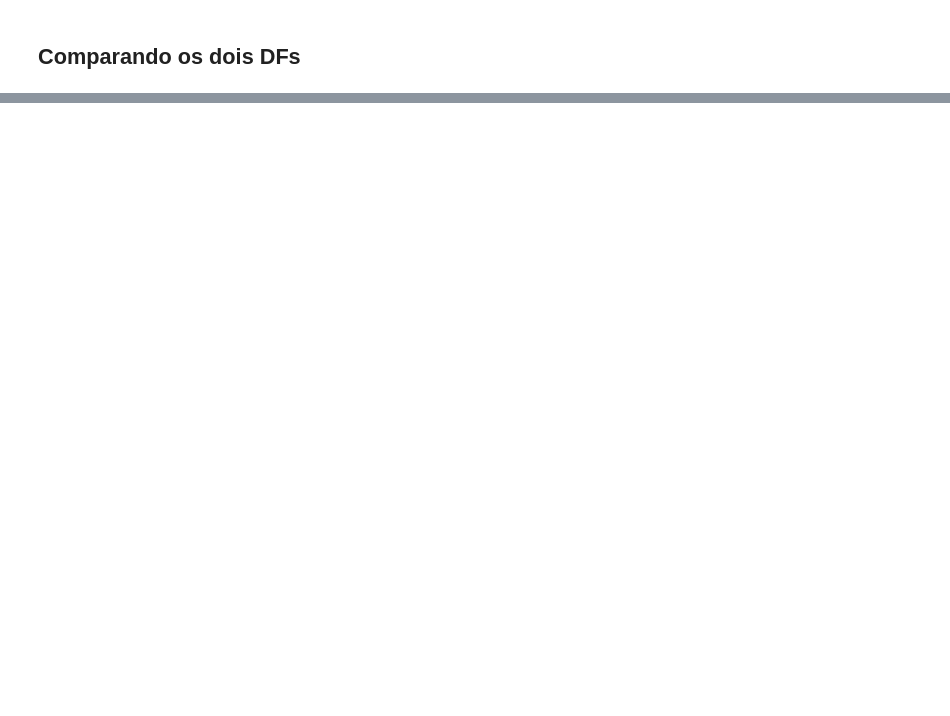
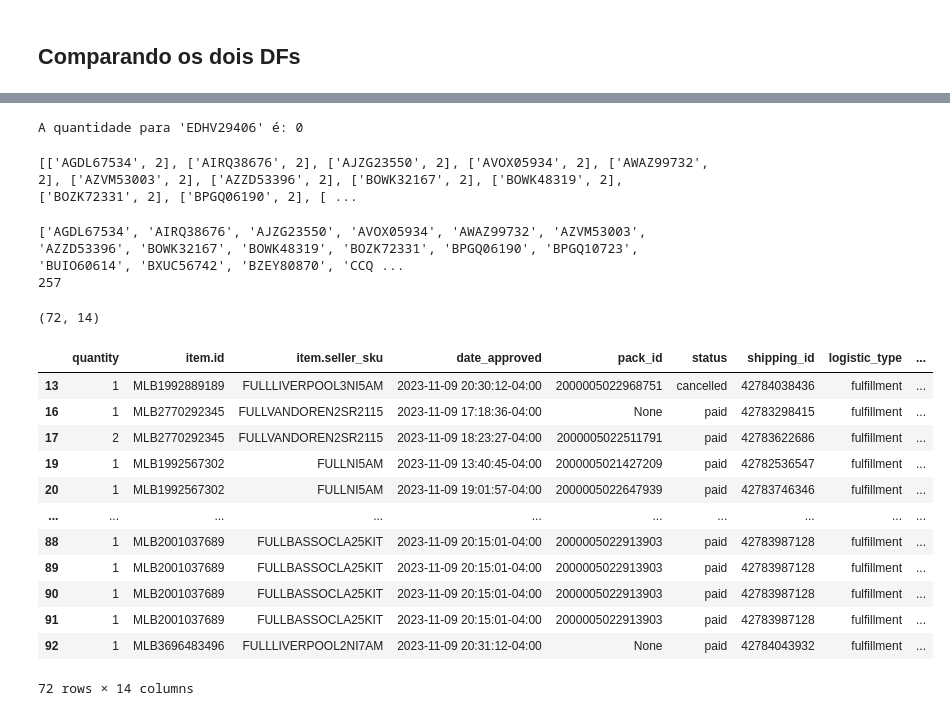
Before and after one commit to lpcoutinho/api_musical, a Jupyter notebook: Notebooks/ml_orders.ipynb, the cells around one changed output, grey strips where cells are left out. Cells and saved outputs as stored; diff of their text form; code cells hidden in the pictures; blank space fills up the shorter version.

```diff
--- a/Notebooks/ml_orders.ipynb
+++ b/Notebooks/ml_orders.ipynb
@@ -364,0 +574,7 @@ df_filtered
+# %%
+# df_filtered = df_order_res.merge(df_codes, left_on='item.seller_sku', right_on='ml_sku', how='inner')
+df_filtered = pd.merge(df_order_res, df_codes, left_on=['item.id', 'item.seller_sku'], right_on=['ml_code', 'ml_sku'], how='inner')
+
+# df_filtered = df_filtered.drop(['updated_at', 'created_at'], axis=1)
+# df_filtered = df_filtered.drop(['item.id', 'updated_at', 'created_at'], axis=1)
+df_filtered.head(3)
@@ -364,0 +741,3 @@ df_filtered
+# %%
+df_orders_f = df_filtered.copy()
+df_orders_f.info()
@@ -364,0 +762,4 @@ df_filtered
+# %%
+df_orders_f['date_approved'] = pd.to_datetime(df_orders_f['date_approved'])
+df_orders_f['data'] = df_orders_f['date_approved'].dt.date
+df_orders_f = df_orders_f.drop(['date_closed', 'created_at', 'updated_at'], axis=1)
@@ -364,0 +789,14 @@ df_filtered
+# %%
+
+def filtrar_por_periodo(df, data_inicio, data_fim):
+    return df[(df['data'] >= data_inicio) & (df['data'] <= data_fim)]
+
+data_inicio = datetime(2023, 11, 9).date()
+data_fim = datetime(2023, 11, 10).date()
+
+# Filtrar DataFrames com base nas datas definidas
+df_stock_filtrado = filtrar_por_periodo(df_stock, data_inicio, data_fim)
+df_orders_f_filtrado = filtrar_por_periodo(df_orders_f, data_inicio, data_fim)
+
+
+df_stock_filtrado
@@ -364,0 +846,48 @@ df_filtered
+# %%
+valor_procurado = 'EDHV29406'
+
+quantidade_para_valor_procurado = contagem_por_inventory_id.get(valor_procurado, 0)
+print(f"A quantidade para '{valor_procurado}' é: {quantidade_para_valor_procurado}")
+# %% [output]
+A quantidade para 'EDHV29406' é: 0
+# %%
+# Contar quantas vezes 'True' aparece para cada 'ml_inventory_id'
+contagem_por_inventory_id = df_stock_filtrado[df_stock_filtrado['has_stock']].groupby('ml_inventory_id').size()
+
+# Converter a Série em uma lista
+lista_de_contagens = contagem_por_inventory_id.reset_index(name='contagem').values.tolist()
+
+# Exibir a lista de contagens
+print(lista_de_contagens)
+# %% [output]
+[['AGDL67534', 2], ['AIRQ38676', 2], ['AJZG23550', 2], ['AVOX05934', 2], ['AWAZ99732', 2], ['AZVM53003', 2], ['AZZD53396', 2], ['BOWK32167', 2], ['BOWK48319', 2], ['BOZK72331', 2], ['BPGQ06190', 2], [ ...
+# %%
+# Extrair o primeiro elemento de cada sublista
+ml_inventory_ids = [item[0] for item in lista_de_contagens]
+
+# Exibir os ml_inventory_ids
+print(ml_inventory_ids)
+print(len(ml_inventory_ids))
+# %% [output]
+['AGDL67534', 'AIRQ38676', 'AJZG23550', 'AVOX05934', 'AWAZ99732', 'AZVM53003', 'AZZD53396', 'BOWK32167', 'BOWK48319', 'BOZK72331', 'BPGQ06190', 'BPGQ10723', 'BUIO60614', 'BXUC56742', 'BZEY80870', 'CCQ ...
+257
+# %%
+df_orders_f_filtrado.shape
+# %% [output]
+(72, 14)
+# %%
+df_orders_f_filtrado
+# %% [output]
+|  | quantity | item.id | item.seller_sku | date_approved | pack_id | status | shipping_id | logistic_type | ... |
+| 13 | 1 | MLB1992889189 | FULLLIVERPOOL3NI5AM | 2023-11-09 20:30:12-04:00 | 2000005022968751 | cancelled | 42784038436 | fulfillment | ... |
+| 16 | 1 | MLB2770292345 | FULLVANDOREN2SR2115 | 2023-11-09 17:18:36-04:00 | None | paid | 42783298415 | fulfillment | ... |
+| 17 | 2 | MLB2770292345 | FULLVANDOREN2SR2115 | 2023-11-09 18:23:27-04:00 | 2000005022511791 | paid | 42783622686 | fulfillment | ... |
+| 19 | 1 | MLB1992567302 | FULLNI5AM | 2023-11-09 13:40:45-04:00 | 2000005021427209 | paid | 42782536547 | fulfillment | ... |
+| 20 | 1 | MLB1992567302 | FULLNI5AM | 2023-11-09 19:01:57-04:00 | 2000005022647939 | paid | 42783746346 | fulfillment | ... |
+| ... | ... | ... | ... | ... | ... | ... | ... | ... | ... |
+| 88 | 1 | MLB2001037689 | FULLBASSOCLA25KIT | 2023-11-09 20:15:01-04:00 | 2000005022913903 | paid | 42783987128 | fulfillment | ... |
+| 89 | 1 | MLB2001037689 | FULLBASSOCLA25KIT | 2023-11-09 20:15:01-04:00 | 2000005022913903 | paid | 42783987128 | fulfillment | ... |
+| 90 | 1 | MLB2001037689 | FULLBASSOCLA25KIT | 2023-11-09 20:15:01-04:00 | 2000005022913903 | paid | 42783987128 | fulfillment | ... |
+| 91 | 1 | MLB2001037689 | FULLBASSOCLA25KIT | 2023-11-09 20:15:01-04:00 | 2000005022913903 | paid | 42783987128 | fulfillment | ... |
+| 92 | 1 | MLB3696483496 | FULLLIVERPOOL2NI7AM | 2023-11-09 20:31:12-04:00 | None | paid | 42784043932 | fulfillment | ... |
+72 rows × 14 columns
```
Also changed, not shown: parts of 99 cells of this notebook, 4 other files.
